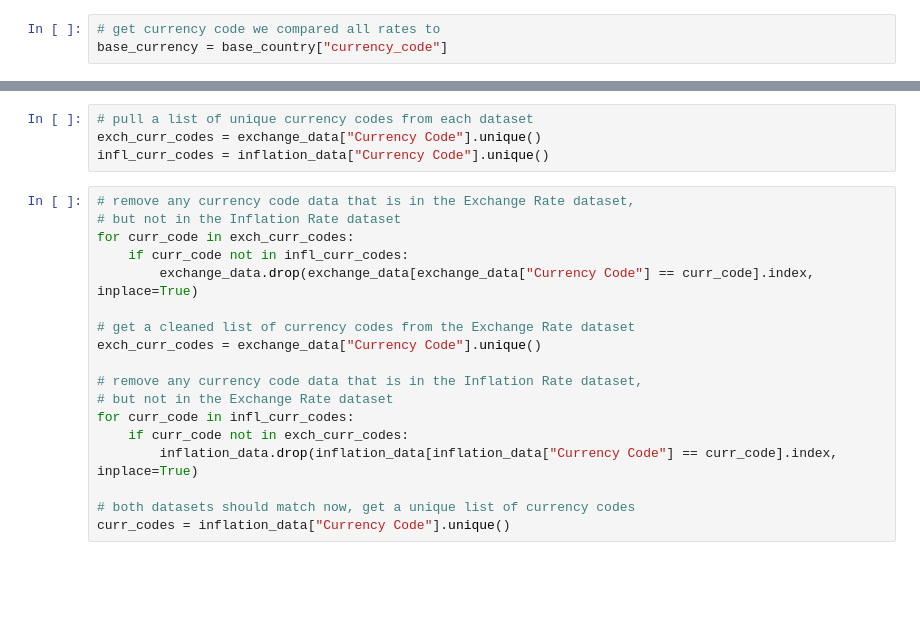
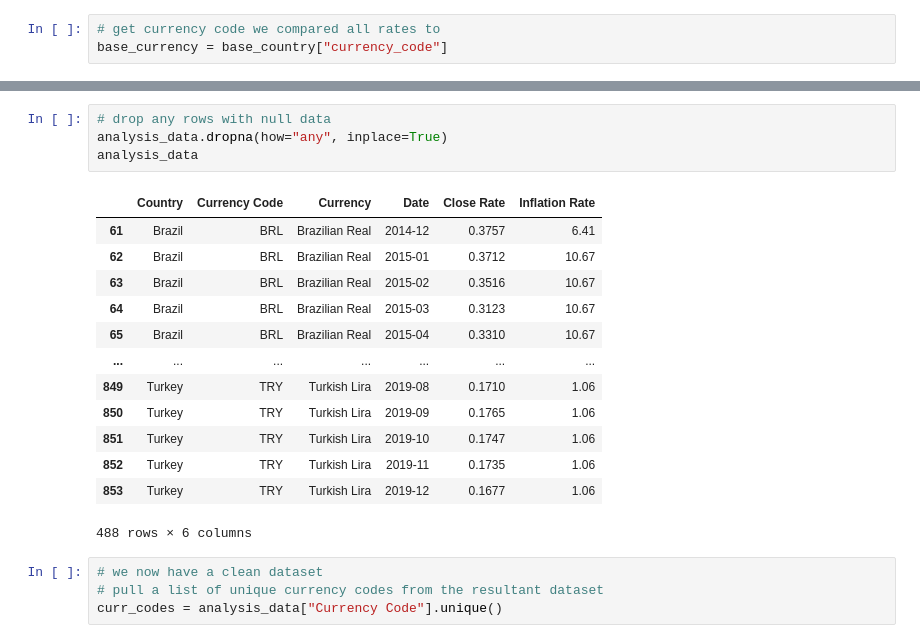
Before and after one commit to kmspitzer/Exchange-Rate-Project, a Jupyter notebook: ExchangeInflation_plots.ipynb, the cells around one changed output, grey strips where cells are left out. Saved outputs shown, nothing was run; the diff lists cells and outputs as text; blank space fills up the shorter version.

```diff
--- a/ExchangeInflation_plots.ipynb
+++ b/ExchangeInflation_plots.ipynb
@@ -60,25 +71,25 @@ inflation_data
+# %%
+# drop any rows with null data
+analysis_data.dropna(how="any", inplace=True)
+analysis_data
+# %% [output]
+|  | Country | Currency Code | Currency | Date | Close Rate | Inflation Rate |
+| 61 | Brazil | BRL | Brazilian Real | 2014-12 | 0.3757 | 6.41 |
+| 62 | Brazil | BRL | Brazilian Real | 2015-01 | 0.3712 | 10.67 |
+| 63 | Brazil | BRL | Brazilian Real | 2015-02 | 0.3516 | 10.67 |
+| 64 | Brazil | BRL | Brazilian Real | 2015-03 | 0.3123 | 10.67 |
+| 65 | Brazil | BRL | Brazilian Real | 2015-04 | 0.3310 | 10.67 |
+| ... | ... | ... | ... | ... | ... | ... |
+| 849 | Turkey | TRY | Turkish Lira | 2019-08 | 0.1710 | 1.06 |
+| 850 | Turkey | TRY | Turkish Lira | 2019-09 | 0.1765 | 1.06 |
+| 851 | Turkey | TRY | Turkish Lira | 2019-10 | 0.1747 | 1.06 |
+| 852 | Turkey | TRY | Turkish Lira | 2019-11 | 0.1735 | 1.06 |
+| 853 | Turkey | TRY | Turkish Lira | 2019-12 | 0.1677 | 1.06 |
+488 rows × 6 columns
 # %%
-# pull a list of unique currency codes from each dataset
-exch_curr_codes = exchange_data["Currency Code"].unique()
-infl_curr_codes = inflation_data["Currency Code"].unique()
+# we now have a clean dataset
+# pull a list of unique currency codes from the resultant dataset
+curr_codes = analysis_data["Currency Code"].unique()
-# %%
-# remove any currency code data that is in the Exchange Rate dataset,
-# but not in the Inflation Rate dataset
-for curr_code in exch_curr_codes:
-    if curr_code not in infl_curr_codes:
-        exchange_data.drop(exchange_data[exchange_data["Currency Code"] == curr_code].index, inplace=True)
-
-# get a cleaned list of currency codes from the Exchange Rate dataset
-exch_curr_codes = exchange_data["Currency Code"].unique()
-
-# remove any currency code data that is in the Inflation Rate dataset,
-# but not in the Exchange Rate dataset
-for curr_code in infl_curr_codes:
-    if curr_code not in exch_curr_codes:
-        inflation_data.drop(inflation_data[inflation_data["Currency Code"] == curr_code].index, inplace=True)
-
-# both datasets should match now, get a unique list of currency codes
-curr_codes = inflation_data["Currency Code"].unique()
 # %%
 # loop through each unique currency code
 for curr_code in curr_codes:
```
Also changed, not shown: parts of 6 cells of this notebook, 38 other files.
